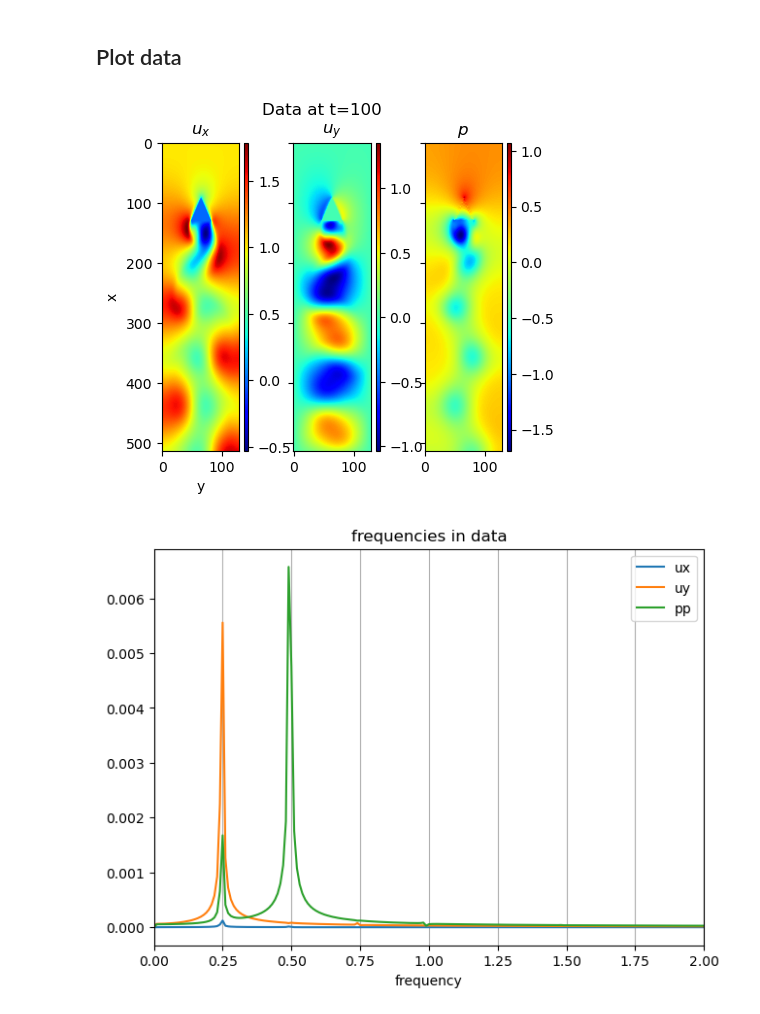
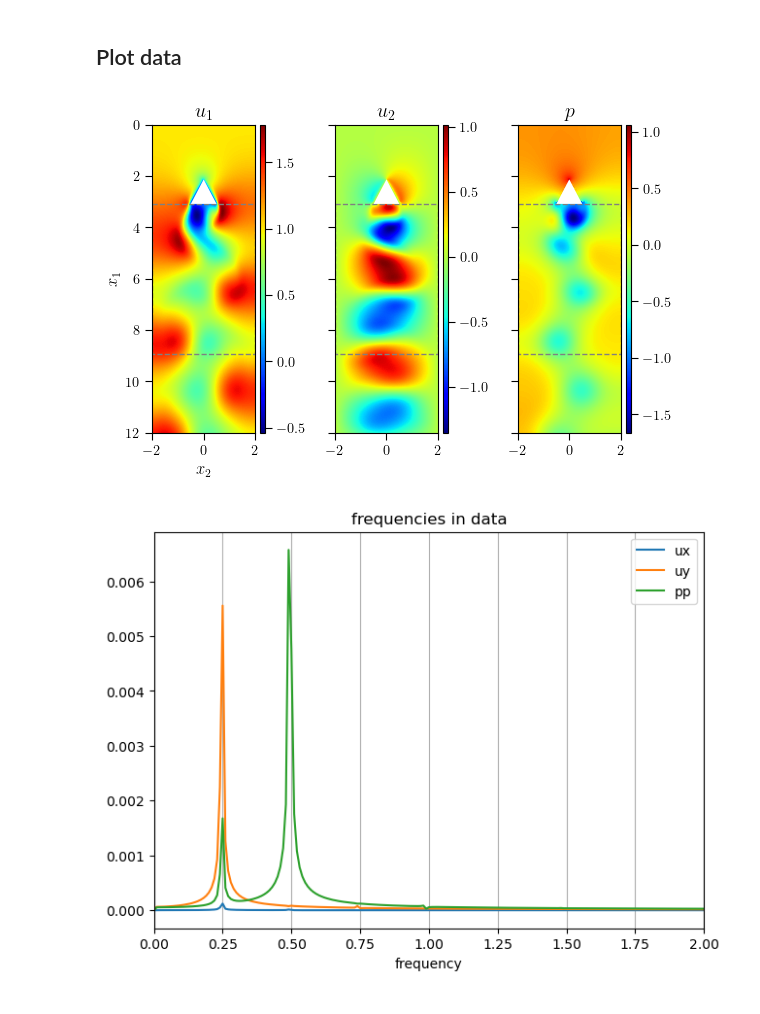
Before and after one commit to MagriLab/FlowReconstructionFromExperiment, a Jupyter notebook: visualisation_notebook/data_triangle2d.ipynb, the cells around one changed output. Cells and saved outputs as stored; diff of their text form; code cells hidden in the pictures.

Commit message:
better data plot

```diff
--- a/visualisation_notebook/data_triangle2d.ipynb
+++ b/visualisation_notebook/data_triangle2d.ipynb
@@ -7,7 +7,9 @@ os.environ["CUDA_VISIBLE_DEVICES"] = "2"
 os.environ["XLA_PYTHON_CLIENT_MEM_FRACTION"]=".20"
 import numpy as np
 import matplotlib.pyplot as plt
-plt.style.use('../utils/ppt.mplstyle')
+plt.style.use('../flowrec/utils/ppt.mplstyle')
+# plt.style.use('../flowrec/utils/a4.mplstyle')
+import matplotlib
 from mpl_toolkits.axes_grid1 import ImageGrid
 from pathlib import Path
 import h5py
@@ -15,11 +17,11 @@ import yaml
 with open('../system_config.yml','r') as stream:
     sysconfig = yaml.safe_load(stream)
 
-import utils.simulation2d as project
+import flowrec.utils.simulation2d as project
 from flowrec.data import DataMetadata
 from flowrec.physics_and_derivatives import momentum_residual_field, div_field
 from flowrec.losses import divergence
-from utils.py_helper import slice_from_tuple
+from flowrec.utils.py_helper import slice_from_tuple
 data_dir = Path(sysconfig['data_dir'],'re100')
 dt = 0.125
 # %%
@@ -59,24 +60,34 @@ The losses of true data - physics 0.017343152314424515, momentum 0.0173219516873
 # %% [markdown]
 ## Plot data
 # %%
-fig = plt.figure(figsize=(12,4))
-fig.suptitle('Data at t=100')
-grid = ImageGrid(fig,111,nrows_ncols=(1,3),cbar_mode='each',axes_pad=0.45,cbar_pad=(0.05),share_all=True)
+plt_t = 20
+
+fig = plt.figure(figsize=(7,4))
+fig.suptitle('Data at t=20')
+grid = ImageGrid(fig,111,nrows_ncols=(1,3),cbar_mode='each',axes_pad=0.7,cbar_pad=(0.05),share_all=True)
 ax = grid.axes_all
 cax = grid.cbar_axes
-ax[0].set(xlabel='y',ylabel='x')
-im0 = ax[0].imshow(ux[100,...],'jet')
+ax[0].set(xlabel='$x_2$',ylabel='$x_1$')
+im0 = ax[0].imshow(ux[plt_t,...],'jet',extent=[-2,2,12,0])#
 cax[0].colorbar(im0)
-ax[0].set_title('$u_x$')
-im1 = ax[1].imshow(uy[100,...],'jet')
+ax[0].set_title('$u_1$')
+im1 = ax[1].imshow(uy[plt_t,...],'jet',extent=[-2,2,12,0])#
 cax[1].colorbar(im1)
-ax[1].set_title('$u_y$')
-im2 = ax[2].imshow(pp[100,...],'jet')
+ax[1].set_title('$u_2$')
+im2 = ax[2].imshow(pp[plt_t,...],'jet',extent=[-2,2,12,0])#
 cax[2].colorbar(im2)
 ax[2].set_title('$p$')
+
+for i in range(3):
+    domain = matplotlib.patches.Rectangle((-2,3.09),4,5.86,linewidth=1,edgecolor='grey',facecolor='none',linestyle='--')
+    ax[i].add_patch(domain)
+    body = matplotlib.patches.Polygon([[-0.5,3.09],[0.5,3.09],[0,3-(0.5*3**0.5)]],facecolor='white',edgecolor='none')
+    ax[i].add_patch(body)
+
+# plt.savefig('../figures_for_paper/figs/data_domain',bbox_inches='tight')
 plt.show()
 # %% [output]
-[figure, old version]
+[figure, new version]
 # %%
 probe_location = (150-132,60)
 probe_ux = ux[:,probe_location[0],probe_location[1]]
```
Also changed, not shown: parts of 1 cell of this notebook.
